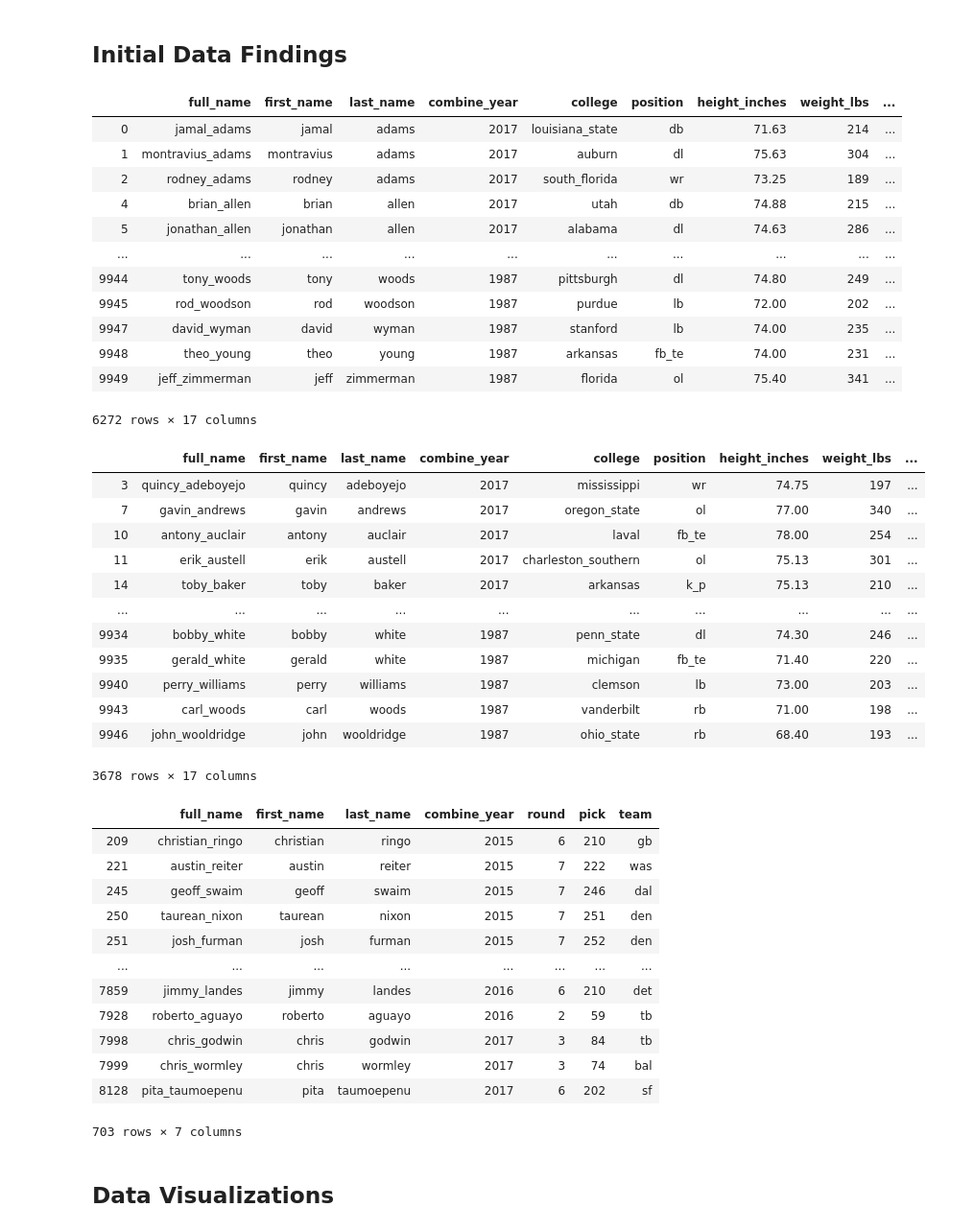
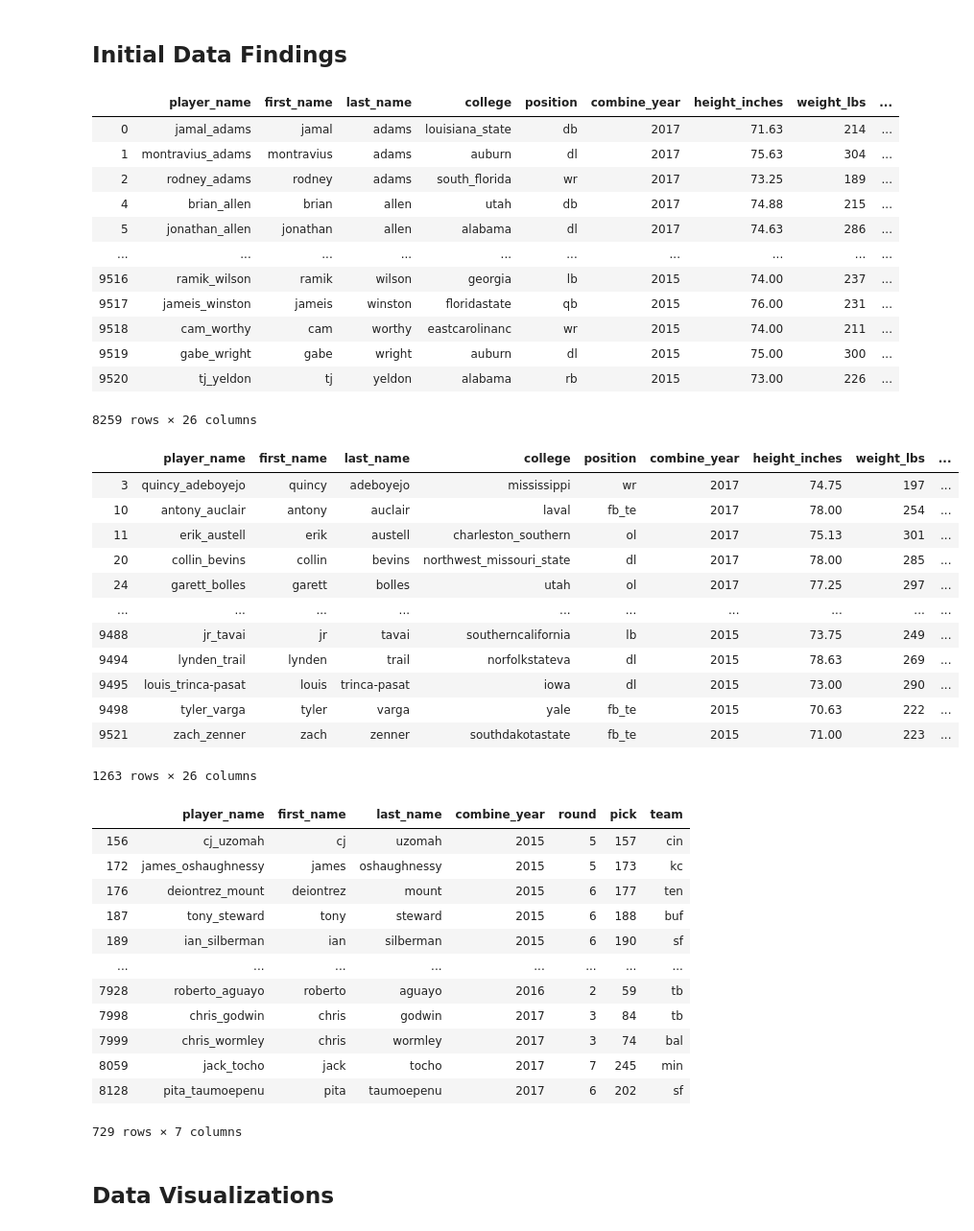
Before and after one commit to michaelpallante/nfl_combine_classification_modeling, a Jupyter notebook: notebooks/nfl_combine_eda.ipynb, the cells around one changed output. Shown at 96% size. Saved outputs shown, nothing was run; the diff lists cells and outputs as text; code cells hidden in the pictures.

```diff
--- a/notebooks/nfl_combine_eda.ipynb
+++ b/notebooks/nfl_combine_eda.ipynb
@@ -22,7 +22,7 @@ The dataset that was analyzed for this study contains 9,972 observations of NFL
 ## Data Importing, Data Merging, and Data Cleaning
 # %%
 # import NFL Combine and NFL Draft data
-nfl_combine_df = pd.read_csv('../data/nfl_combine_data.csv')
+nfl_combine_df = pd.read_csv('../data/nfl_combine_cleaned.csv')
 nfl_draft_df = pd.read_csv('../data/nfl_draft_data.csv')
 
 # quick overview of the NFL Combine dataset
@@ -231,58 +233,58 @@ nfl_merged_df.describe()
 ## Initial Data Findings
 # %%
 # players who attended the NFL combine and were drafted
-# 6272 NFL combine attendees out of 9972 were drafted
-nfl_combine_df[nfl_combine_df.full_name.isin(nfl_draft_df.full_name)]
+# 6226 NFL combine attendees out of 9972 were drafted
+nfl_combine_df[nfl_combine_df.last_name.isin(nfl_draft_df.last_name)]
 # %% [output]
-|  | full_name | first_name | last_name | combine_year | college | position | height_inches | weight_lbs | ... |
-| 0 | jamal_adams | jamal | adams | 2017 | louisiana_state | db | 71.63 | 214 | ... |
-| 1 | montravius_adams | montravius | adams | 2017 | auburn | dl | 75.63 | 304 | ... |
-| 2 | rodney_adams | rodney | adams | 2017 | south_florida | wr | 73.25 | 189 | ... |
-| 4 | brian_allen | brian | allen | 2017 | utah | db | 74.88 | 215 | ... |
-| 5 | jonathan_allen | jonathan | allen | 2017 | alabama | dl | 74.63 | 286 | ... |
+|  | player_name | first_name | last_name | college | position | combine_year | height_inches | weight_lbs | ... |
+| 0 | jamal_adams | jamal | adams | louisiana_state | db | 2017 | 71.63 | 214 | ... |
+| 1 | montravius_adams | montravius | adams | auburn | dl | 2017 | 75.63 | 304 | ... |
+| 2 | rodney_adams | rodney | adams | south_florida | wr | 2017 | 73.25 | 189 | ... |
+| 4 | brian_allen | brian | allen | utah | db | 2017 | 74.88 | 215 | ... |
+| 5 | jonathan_allen | jonathan | allen | alabama | dl | 2017 | 74.63 | 286 | ... |
 | ... | ... | ... | ... | ... | ... | ... | ... | ... | ... |
-| 9944 | tony_woods | tony | woods | 1987 | pittsburgh | dl | 74.80 | 249 | ... |
-| 9945 | rod_woodson | rod | woodson | 1987 | purdue | lb | 72.00 | 202 | ... |
-| 9947 | david_wyman | david | wyman | 1987 | stanford | lb | 74.00 | 235 | ... |
-| 9948 | theo_young | theo | young | 1987 | arkansas | fb_te | 74.00 | 231 | ... |
-| 9949 | jeff_zimmerman | jeff | zimmerman | 1987 | florida | ol | 75.40 | 341 | ... |
+| 9516 | ramik_wilson | ramik | wilson | georgia | lb | 2015 | 74.00 | 237 | ... |
+| 9517 | jameis_winston | jameis | winston | floridastate | qb | 2015 | 76.00 | 231 | ... |
+| 9518 | cam_worthy | cam | worthy | eastcarolinanc | wr | 2015 | 74.00 | 211 | ... |
+| 9519 | gabe_wright | gabe | wright | auburn | dl | 2015 | 75.00 | 300 | ... |
+| 9520 | tj_yeldon | tj | yeldon | alabama | rb | 2015 | 73.00 | 226 | ... |
-6272 rows × 17 columns
+8259 rows × 26 columns
 # %%
 # players who attended the NFL combine but did not get drafted
-# 3678 NFL combine attendees out of 9972 went undrafted
-nfl_combine_df[~nfl_combine_df.full_name.isin(nfl_draft_df.full_name)]
+# 3296 NFL combine attendees out of 9972 went undrafted
+nfl_combine_df[~nfl_combine_df.last_name.isin(nfl_draft_df.last_name)]
 # %% [output]
-|  | full_name | first_name | last_name | combine_year | college | position | height_inches | weight_lbs | ... |
-| 3 | quincy_adeboyejo | quincy | adeboyejo | 2017 | mississippi | wr | 74.75 | 197 | ... |
-| 7 | gavin_andrews | gavin | andrews | 2017 | oregon_state | ol | 77.00 | 340 | ... |
-| 10 | antony_auclair | antony | auclair | 2017 | laval | fb_te | 78.00 | 254 | ... |
-| 11 | erik_austell | erik | austell | 2017 | charleston_southern | ol | 75.13 | 301 | ... |
-| 14 | toby_baker | toby | baker | 2017 | arkansas | k_p | 75.13 | 210 | ... |
+|  | player_name | first_name | last_name | college | position | combine_year | height_inches | weight_lbs | ... |
+| 3 | quincy_adeboyejo | quincy | adeboyejo | mississippi | wr | 2017 | 74.75 | 197 | ... |
+| 10 | antony_auclair | antony | auclair | laval | fb_te | 2017 | 78.00 | 254 | ... |
+| 11 | erik_austell | erik | austell | charleston_southern | ol | 2017 | 75.13 | 301 | ... |
+| 20 | collin_bevins | collin | bevins | northwest_missouri_state | dl | 2017 | 78.00 | 285 | ... |
+| 24 | garett_bolles | garett | bolles | utah | ol | 2017 | 77.25 | 297 | ... |
 | ... | ... | ... | ... | ... | ... | ... | ... | ... | ... |
-| 9934 | bobby_white | bobby | white | 1987 | penn_state | dl | 74.30 | 246 | ... |
-| 9935 | gerald_white | gerald | white | 1987 | michigan | fb_te | 71.40 | 220 | ... |
-| 9940 | perry_williams | perry | williams | 1987 | clemson | lb | 73.00 | 203 | ... |
-| 9943 | carl_woods | carl | woods | 1987 | vanderbilt | rb | 71.00 | 198 | ... |
-| 9946 | john_wooldridge | john | wooldridge | 1987 | ohio_state | rb | 68.40 | 193 | ... |
+| 9488 | jr_tavai | jr | tavai | southerncalifornia | lb | 2015 | 73.75 | 249 | ... |
+| 9494 | lynden_trail | lynden | trail | norfolkstateva | dl | 2015 | 78.63 | 269 | ... |
+| 9495 | louis_trinca-pasat | louis | trinca-pasat | iowa | dl | 2015 | 73.00 | 290 | ... |
+| 9498 | tyler_varga | tyler | varga | yale | fb_te | 2015 | 70.63 | 222 | ... |
+| 9521 | zach_zenner | zach | zenner | southdakotastate | fb_te | 2015 | 71.00 | 223 | ... |
-3678 rows × 17 columns
+1263 rows × 26 columns
 # %%
 # players who were drafted but did not attend the NFL combine
 # 703 players did not attend the NFL combine and were still drafted
 nfl_draft_df[~nfl_draft_df.last_name.isin(nfl_combine_df.last_name)]
 # %% [output]
-|  | full_name | first_name | last_name | combine_year | round | pick | team |
-| 209 | christian_ringo | christian | ringo | 2015 | 6 | 210 | gb |
-| 221 | austin_reiter | austin | reiter | 2015 | 7 | 222 | was |
-| 245 | geoff_swaim | geoff | swaim | 2015 | 7 | 246 | dal |
-| 250 | taurean_nixon | taurean | nixon | 2015 | 7 | 251 | den |
-| 251 | josh_furman | josh | furman | 2015 | 7 | 252 | den |
+|  | player_name | first_name | last_name | combine_year | round | pick | team |
+| 156 | cj_uzomah | cj | uzomah | 2015 | 5 | 157 | cin |
+| 172 | james_oshaughnessy | james | oshaughnessy | 2015 | 5 | 173 | kc |
+| 176 | deiontrez_mount | deiontrez | mount | 2015 | 6 | 177 | ten |
+| 187 | tony_steward | tony | steward | 2015 | 6 | 188 | buf |
+| 189 | ian_silberman | ian | silberman | 2015 | 6 | 190 | sf |
 | ... | ... | ... | ... | ... | ... | ... | ... |
-| 7859 | jimmy_landes | jimmy | landes | 2016 | 6 | 210 | det |
 | 7928 | roberto_aguayo | roberto | aguayo | 2016 | 2 | 59 | tb |
 | 7998 | chris_godwin | chris | godwin | 2017 | 3 | 84 | tb |
 | 7999 | chris_wormley | chris | wormley | 2017 | 3 | 74 | bal |
+| 8059 | jack_tocho | jack | tocho | 2017 | 7 | 245 | min |
 | 8128 | pita_taumoepenu | pita | taumoepenu | 2017 | 6 | 202 | sf |
-703 rows × 7 columns
+729 rows × 7 columns
 # %% [markdown]
 ## Data Visualizations
 # %% [markdown]
```
Also changed, not shown: parts of 15 cells of this notebook, 3 other files.
